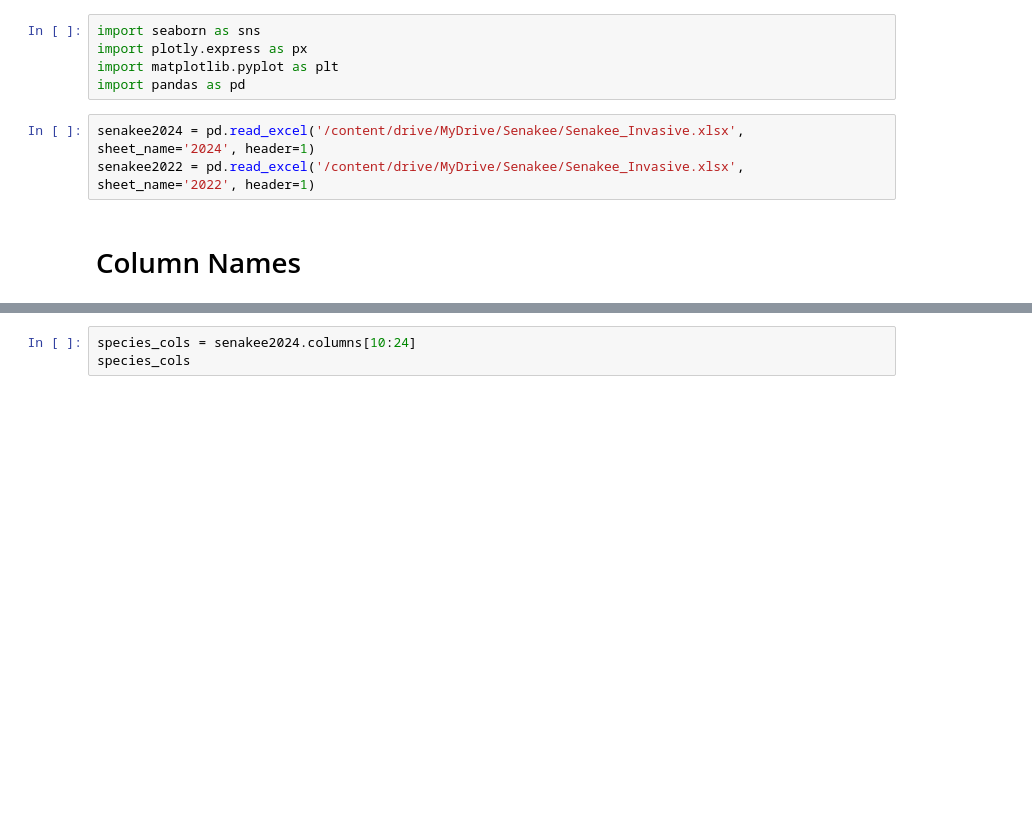
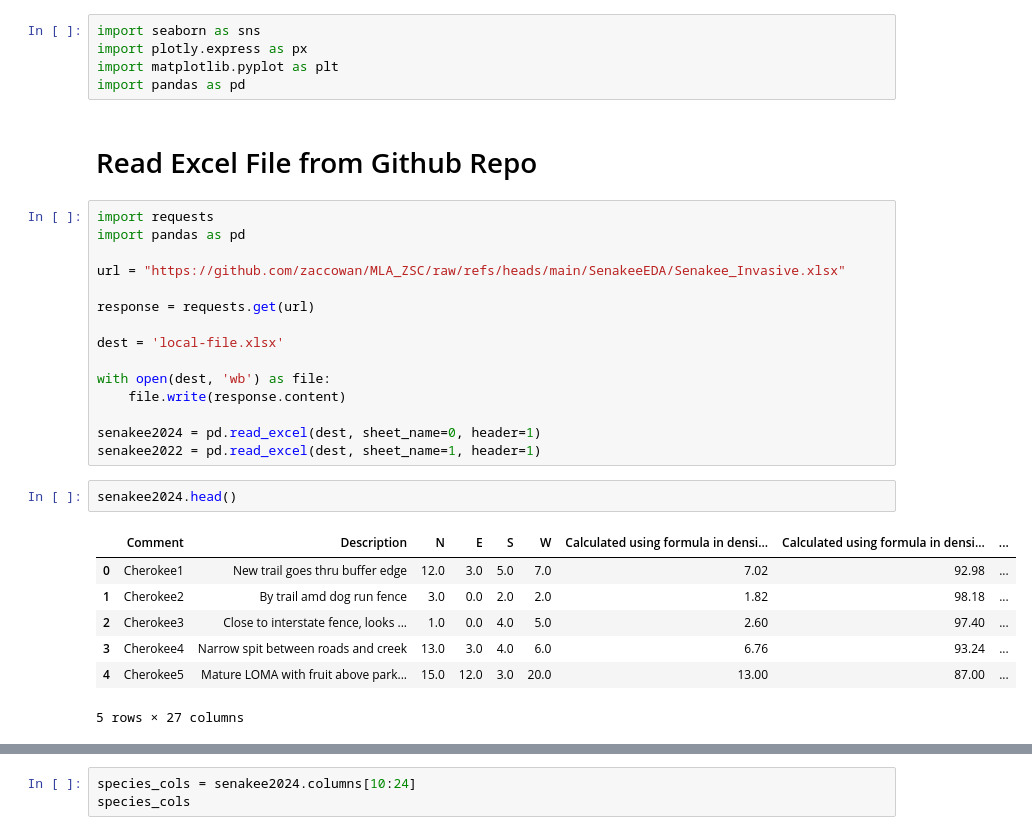
Before and after one commit to zaccowan/MLA_ZSC, a Jupyter notebook: SenakeeEDA/Cherokee_Seneca_2022_2024_EDA.ipynb, the cells around one changed output, grey strips where cells are left out. Cells and saved outputs as stored; diff of their text form; blank space fills up the shorter version.

Commit message:
Updated code to read excel file from github repo

```diff
--- a/SenakeeEDA/Cherokee_Seneca_2022_2024_EDA.ipynb
+++ b/SenakeeEDA/Cherokee_Seneca_2022_2024_EDA.ipynb
@@ -10,8 +10,30 @@ import seaborn as sns
 import plotly.express as px
 import matplotlib.pyplot as plt
 import pandas as pd
-# %%
-senakee2024 = pd.read_excel('/content/drive/MyDrive/Senakee/Senakee_Invasive.xlsx', sheet_name='2024', header=1)
-senakee2022 = pd.read_excel('/content/drive/MyDrive/Senakee/Senakee_Invasive.xlsx', sheet_name='2022', header=1)
-# %% [markdown]
-# Column Names
+# %% [markdown]
+# Read Excel File from Github Repo
+# %%
+import requests
+import pandas as pd
+
+url = "https://github.com/zaccowan/MLA_ZSC/raw/refs/heads/main/SenakeeEDA/Senakee_Invasive.xlsx"
+
+response = requests.get(url)
+
+dest = 'local-file.xlsx'
+
+with open(dest, 'wb') as file:
+    file.write(response.content)
+
+senakee2024 = pd.read_excel(dest, sheet_name=0, header=1)
+senakee2022 = pd.read_excel(dest, sheet_name=1, header=1)
+# %%
+senakee2024.head()
+# %% [output]
+|  | Comment | Description | N | E | S | W | Calculated using formula in densi... | Calculated using formula in densi... | ... |
+| 0 | Cherokee1 | New trail goes thru buffer edge | 12.0 | 3.0 | 5.0 | 7.0 | 7.02 | 92.98 | ... |
+| 1 | Cherokee2 | By trail amd dog run fence | 3.0 | 0.0 | 2.0 | 2.0 | 1.82 | 98.18 | ... |
+| 2 | Cherokee3 | Close to interstate fence, looks ... | 1.0 | 0.0 | 4.0 | 5.0 | 2.60 | 97.40 | ... |
+| 3 | Cherokee4 | Narrow spit between roads and creek | 13.0 | 3.0 | 4.0 | 6.0 | 6.76 | 93.24 | ... |
+| 4 | Cherokee5 | Mature LOMA with fruit above park... | 15.0 | 12.0 | 3.0 | 20.0 | 13.00 | 87.00 | ... |
+5 rows × 27 columns
```
Also changed, not shown: parts of 2 cells of this notebook.
